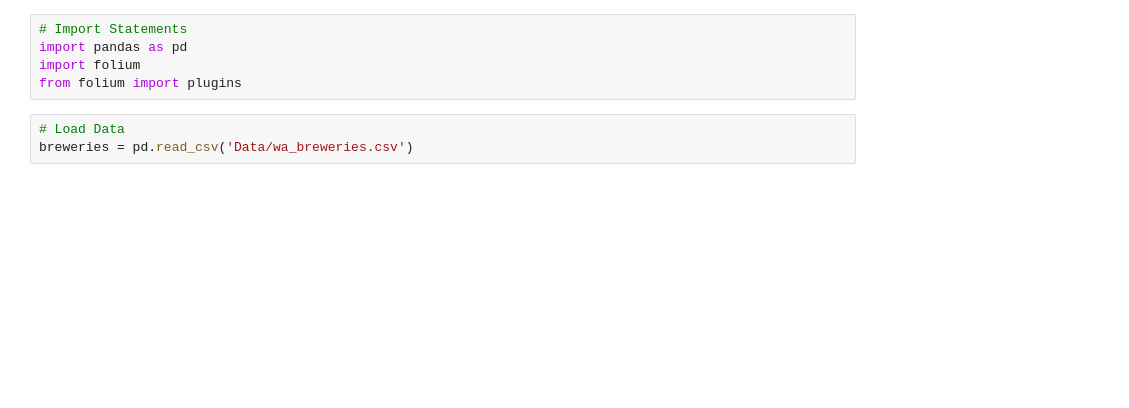
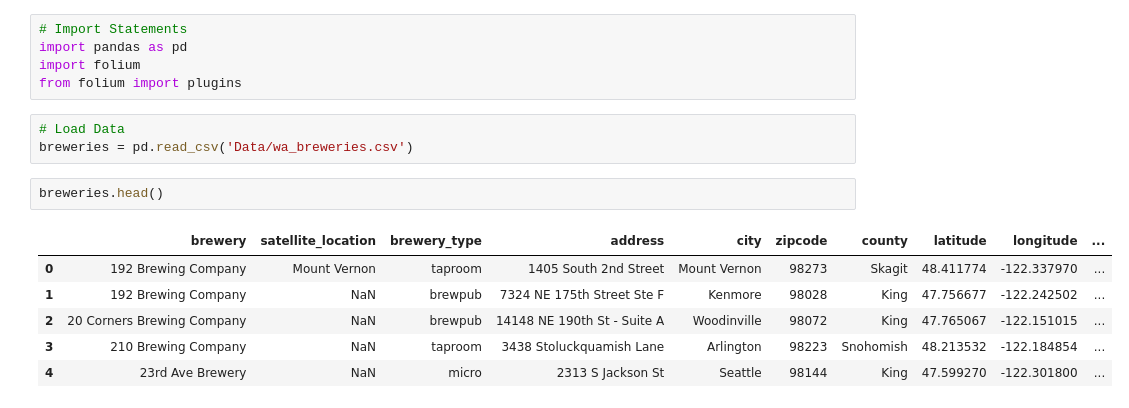
Before and after one commit to mckenzie-maidl/wa-brewers-guild, a Jupyter notebook: wa_breweries_folium_map.ipynb, the cells around one changed output. Drawn from its saved outputs; the diff is of its cells as text; blank space fills up the shorter version.

```diff
--- a/wa_breweries_folium_map.ipynb
+++ b/wa_breweries_folium_map.ipynb
@@ -6,6 +6,15 @@ from folium import plugins
 # %%
 # Load Data
 breweries = pd.read_csv('Data/wa_breweries.csv')
+# %%
+breweries.head()
+# %% [output]
+|  | brewery | satellite_location | brewery_type | address | city | zipcode | county | latitude | longitude | ... |
+| 0 | 192 Brewing Company | Mount Vernon | taproom | 1405 South 2nd Street | Mount Vernon | 98273 | Skagit | 48.411774 | -122.337970 | ... |
+| 1 | 192 Brewing Company | NaN | brewpub | 7324 NE 175th Street Ste F | Kenmore | 98028 | King | 47.756677 | -122.242502 | ... |
+| 2 | 20 Corners Brewing Company | NaN | brewpub | 14148 NE 190th St - Suite A | Woodinville | 98072 | King | 47.765067 | -122.151015 | ... |
+| 3 | 210 Brewing Company | NaN | taproom | 3438 Stoluckquamish Lane | Arlington | 98223 | Snohomish | 48.213532 | -122.184854 | ... |
+| 4 | 23rd Ave Brewery | NaN | micro | 2313 S Jackson St | Seattle | 98144 | King | 47.599270 | -122.301800 | ... |
 # %%
 # Base Map
 base_map = folium.Map(location=[47.7511, -120.7401], zoom_start=7)
```
Also changed, not shown: parts of 2 cells of this notebook, 8 other files.
